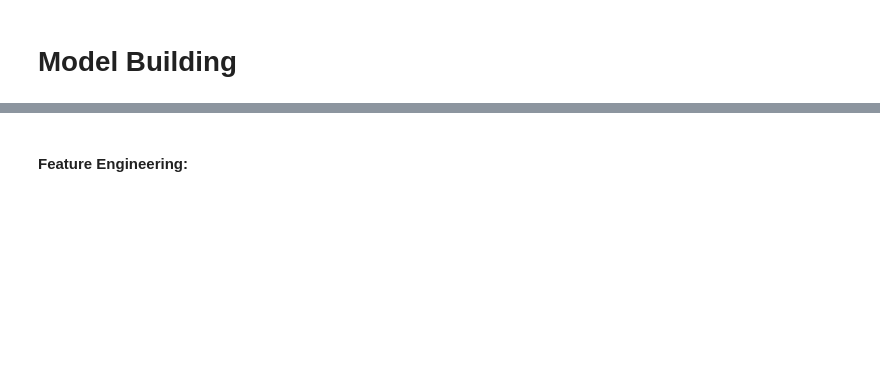
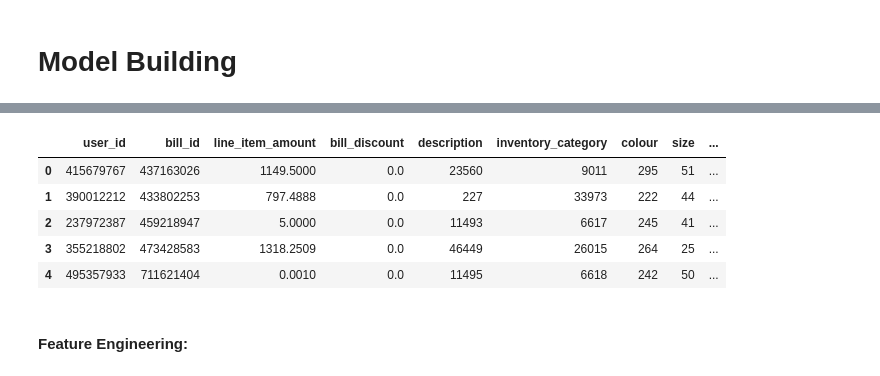
Before and after one commit to Ahmed-Umer02/Clothes-Retail-Store-Clustering-Project, a Jupyter notebook: Models/model_building.ipynb, the cells around one changed output, grey strips where cells are left out. Drawn from its saved outputs; the diff is of its cells as text; code cells hidden in the pictures; blank space fills up the shorter version.

```diff
--- a/Models/model_building.ipynb
+++ b/Models/model_building.ipynb
@@ -34,3 +35,20 @@ data_d.head()
+# %%
+encoder = LabelEncoder()
+data_d['description'] = encoder.fit_transform(data_d['description'])
+data_d['inventory_category'] = encoder.fit_transform(data_d['inventory_category'])
+data_d['colour'] = encoder.fit_transform(data_d['colour'])
+data_d['size'] = encoder.fit_transform(data_d['size'])
+data_d['zone_name'] = encoder.fit_transform(data_d['zone_name'])
+data_d['store_name'] = encoder.fit_transform(data_d['store_name'])
+data_d['size'] = encoder.fit_transform(data_d['size'])
+data_d.head()
+# %% [output]
+|  | user_id | bill_id | line_item_amount | bill_discount | description | inventory_category | colour | size | ... |
+| 0 | 415679767 | 437163026 | 1149.5000 | 0.0 | 23560 | 9011 | 295 | 51 | ... |
+| 1 | 390012212 | 433802253 | 797.4888 | 0.0 | 227 | 33973 | 222 | 44 | ... |
+| 2 | 237972387 | 459218947 | 5.0000 | 0.0 | 11493 | 6617 | 245 | 41 | ... |
+| 3 | 355218802 | 473428583 | 1318.2509 | 0.0 | 46449 | 26015 | 264 | 25 | ... |
+| 4 | 495357933 | 711621404 | 0.0010 | 0.0 | 11495 | 6618 | 242 | 50 | ... |
 # %% [markdown]
 #### Feature Engineering:
 # %%
```
Also changed, not shown: parts of 18 cells of this notebook, 2 other files.
